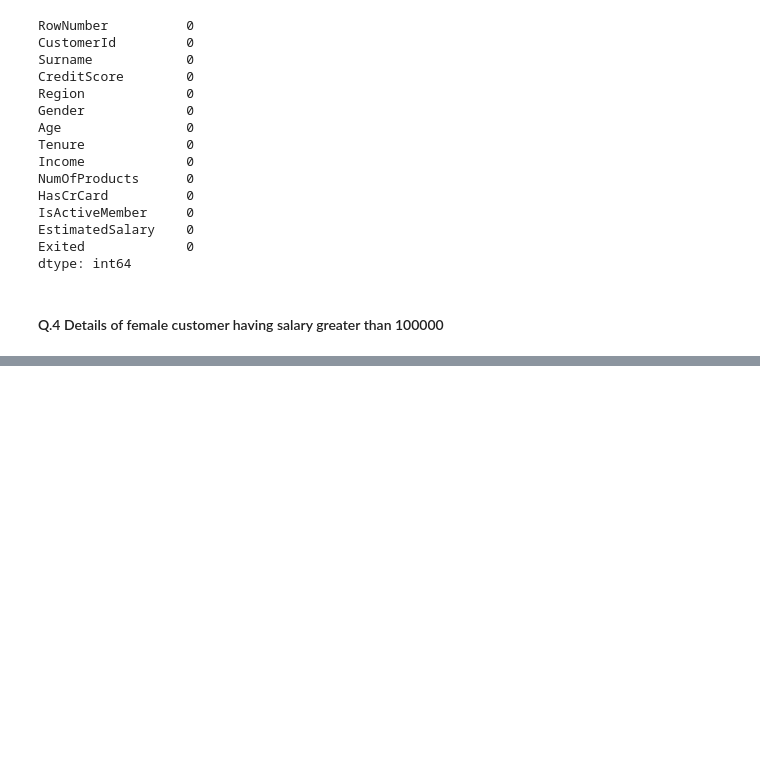
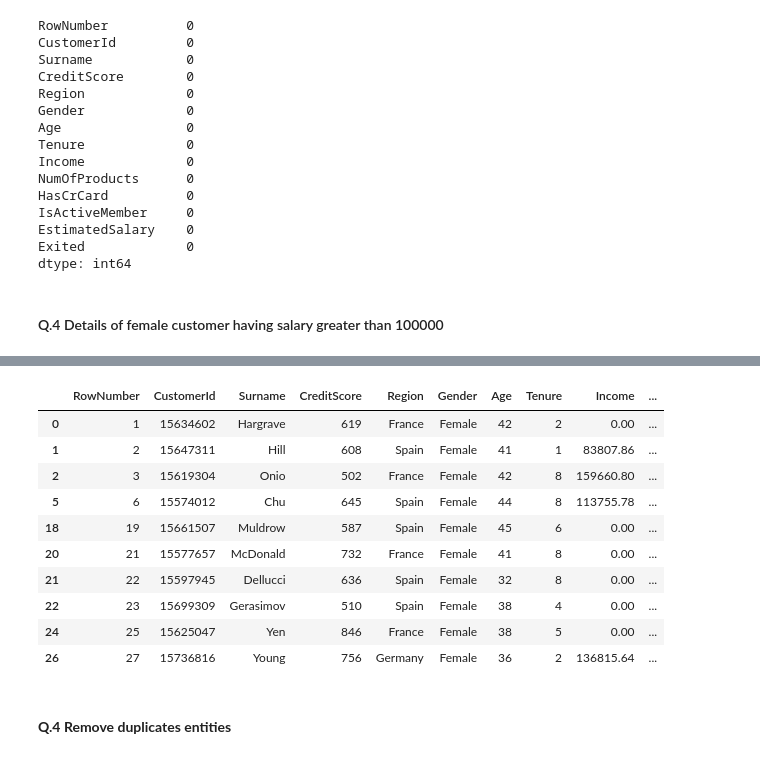
Before and after one commit to llohar/Python_FinalAss., a Jupyter notebook: Python_Final_Ass.ipynb, the cells around one changed output, grey strips where cells are left out. Cells and saved outputs as stored; diff of their text form; code cells hidden in the pictures; blank space fills up the shorter version.

```diff
--- a/Python_Final_Ass.ipynb
+++ b/Python_Final_Ass.ipynb
@@ -149,0 +141,18 @@ dtype: int64
+# %%
+Age_con=salary_con[salary_con.Age>30]
+# %%
+Age_con.head(10)
+# %% [output]
+|  | RowNumber | CustomerId | Surname | CreditScore | Region | Gender | Age | Tenure | Income | ... |
+| 0 | 1 | 15634602 | Hargrave | 619 | France | Female | 42 | 2 | 0.00 | ... |
+| 1 | 2 | 15647311 | Hill | 608 | Spain | Female | 41 | 1 | 83807.86 | ... |
+| 2 | 3 | 15619304 | Onio | 502 | France | Female | 42 | 8 | 159660.80 | ... |
+| 5 | 6 | 15574012 | Chu | 645 | Spain | Female | 44 | 8 | 113755.78 | ... |
+| 18 | 19 | 15661507 | Muldrow | 587 | Spain | Female | 45 | 6 | 0.00 | ... |
+| 20 | 21 | 15577657 | McDonald | 732 | France | Female | 41 | 8 | 0.00 | ... |
+| 21 | 22 | 15597945 | Dellucci | 636 | Spain | Female | 32 | 8 | 0.00 | ... |
+| 22 | 23 | 15699309 | Gerasimov | 510 | Spain | Female | 38 | 4 | 0.00 | ... |
+| 24 | 25 | 15625047 | Yen | 846 | France | Female | 38 | 5 | 0.00 | ... |
+| 26 | 27 | 15736816 | Young | 756 | Germany | Female | 36 | 2 | 136815.64 | ... |
+# %% [markdown]
+#### **Q.4 Remove duplicates entities**
```
Also changed, not shown: parts of 14 cells of this notebook.
